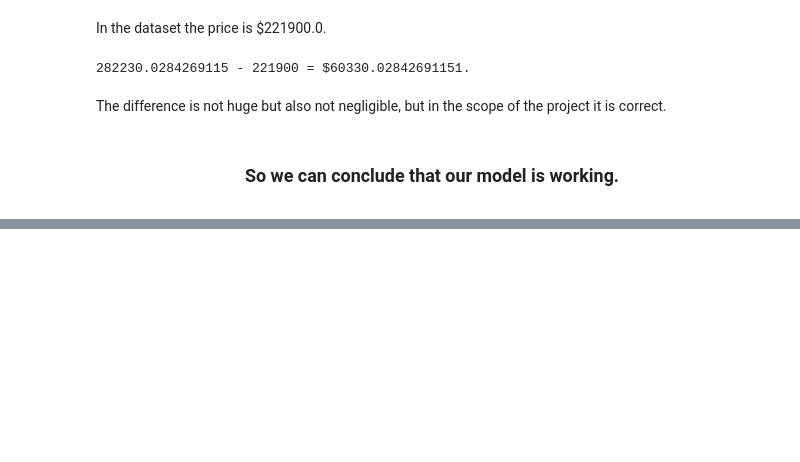
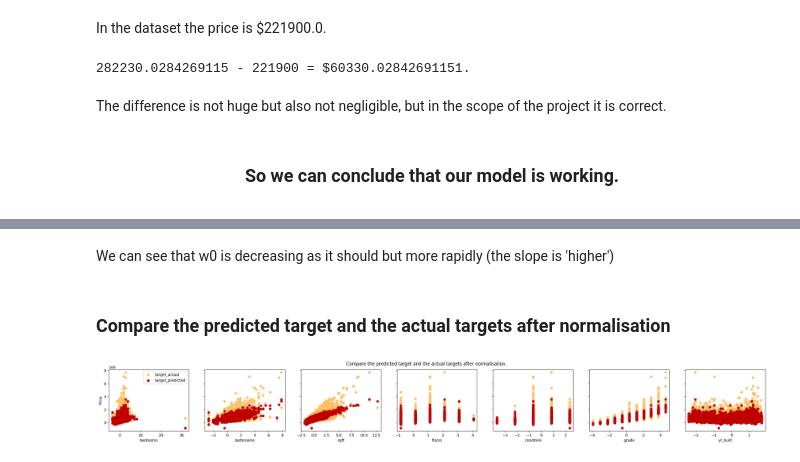
Before and after one commit to sorayapnblm/HousePricePredictionLinearRegression, a Jupyter notebook: notebook.ipynb, the cells around one changed output, grey strips where cells are left out. Cells and saved outputs as stored; diff of their text form; code cells hidden in the pictures; blank space fills up the shorter version.

```diff
--- a/notebook.ipynb
+++ b/notebook.ipynb
@@ -419,0 +547,27 @@ The difference is not huge but also not negligible, but in the scope of the proj
+# %% [markdown]
+We can see that w0 is decreasing as it should but more rapidly (the slope is 'higher')
+# %% [markdown]
+<h3>Compare the predicted target and the actual targets after normalisation</h3>
+# %%
+#Colors
+yellow = '#FFBF65'
+red = '#C00000'
+
+# Predict target using normalized features
+m = X_norm.shape[0]
+y_predicted_norm = np.zeros(m)
+for i in range(m):
+    y_predicted_norm[i] = np.dot(X_norm[i], w_norm) + b_norm
+
+    # Plot predictions and targets versus original features
+fig,ax=plt.subplots(1,7,figsize=(32, 3),sharey=True)
+for i in range(len(ax)):
+    ax[i].scatter(X_norm[:,i],y_train, color=yellow, label = 'target_actual')
+    ax[i].set_xlabel(X_features[i])
+    ax[i].scatter(X_norm[:,i],y_predicted_norm,color=red, label = 'target_predicted')
+ax[0].set_ylabel("Price"); ax[0].legend();
+fig.suptitle("Compare the predicted target and the actual targets after normalisation.")
+
+plt.show()
+# %% [output]
+[figure, added]
```
Also changed, not shown: parts of 30 cells of this notebook.
